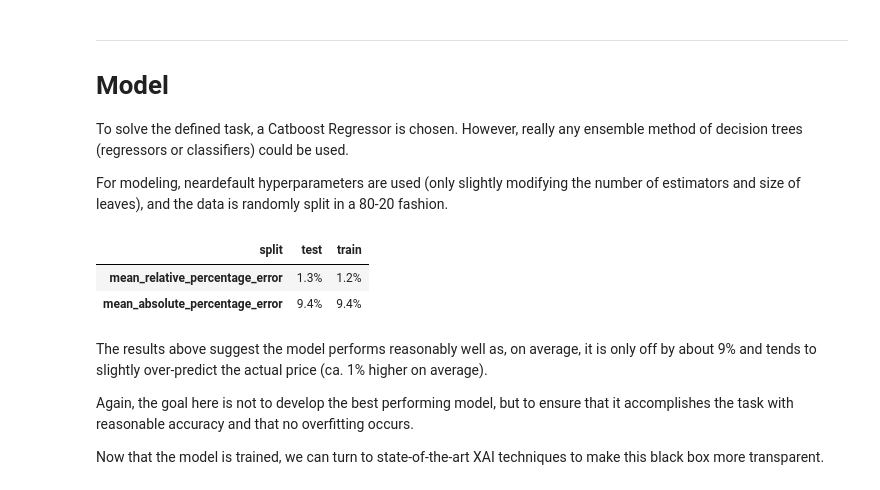
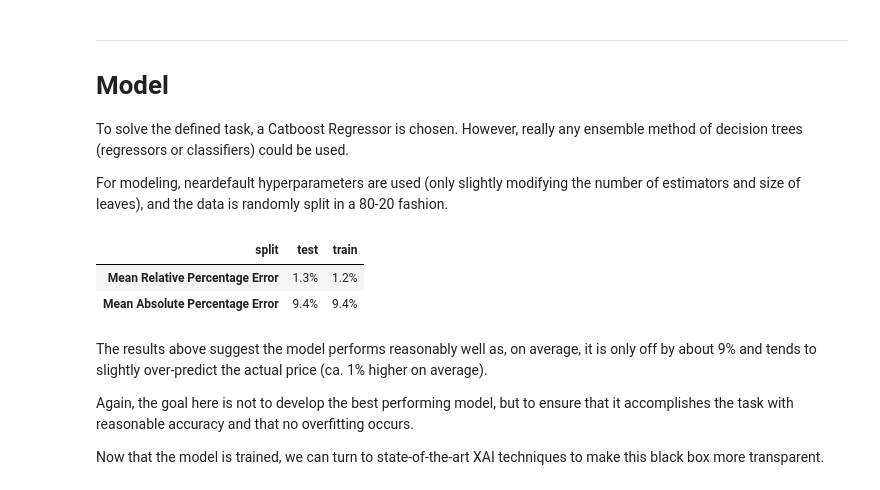
Before and after one commit to calyptis/LeafSim, a Jupyter notebook: notebooks/LeafSim.ipynb, the cells around one changed output. Drawn from its saved outputs; the diff is of its cells as text; code cells hidden in the pictures.

```diff
--- a/notebooks/LeafSim.ipynb
+++ b/notebooks/LeafSim.ipynb
@@ -271,22 +268,28 @@ for ds in [df_train, df_test]:
 # %%
 (
     pd.concat((df_train.assign(split="train"), df_test.assign(split="test")))
     .groupby("split")
     .agg(
-        mean_relative_percentage_error=("relative_percentage_error", "mean"),
-        mean_absolute_percentage_error=("absolute_percentage_error", "mean"),
+        mepe=("relative_percentage_error", "mean"),
+        mape=("absolute_percentage_error", "mean"),
+    )
+    .rename(
+        columns={
+            "mepe": "Mean Relative Percentage Error",
+            "mape": "Mean Absolute Percentage Error",
+        }
     )
     .T.style.format(
         {
             "test": lambda x: "{:.1f}%".format(x * 100),
             "train": lambda x: "{:.1f}%".format(x * 100),
         }
     )
 )
 # %% [output]
 | split | test | train |
-| mean_relative_percentage_error | 1.3% | 1.2% |
-| mean_absolute_percentage_error | 9.4% | 9.4% |
+| Mean Relative Percentage Error | 1.3% | 1.2% |
+| Mean Absolute Percentage Error | 9.4% | 9.4% |
 # %% [markdown]
 The results above suggest the model performs reasonably well as, on average, it is only off by about 9% and tends to slightly over-predict the actual price (ca. 1% higher on average).
 
```
Also changed, not shown: parts of 11 cells of this notebook.
